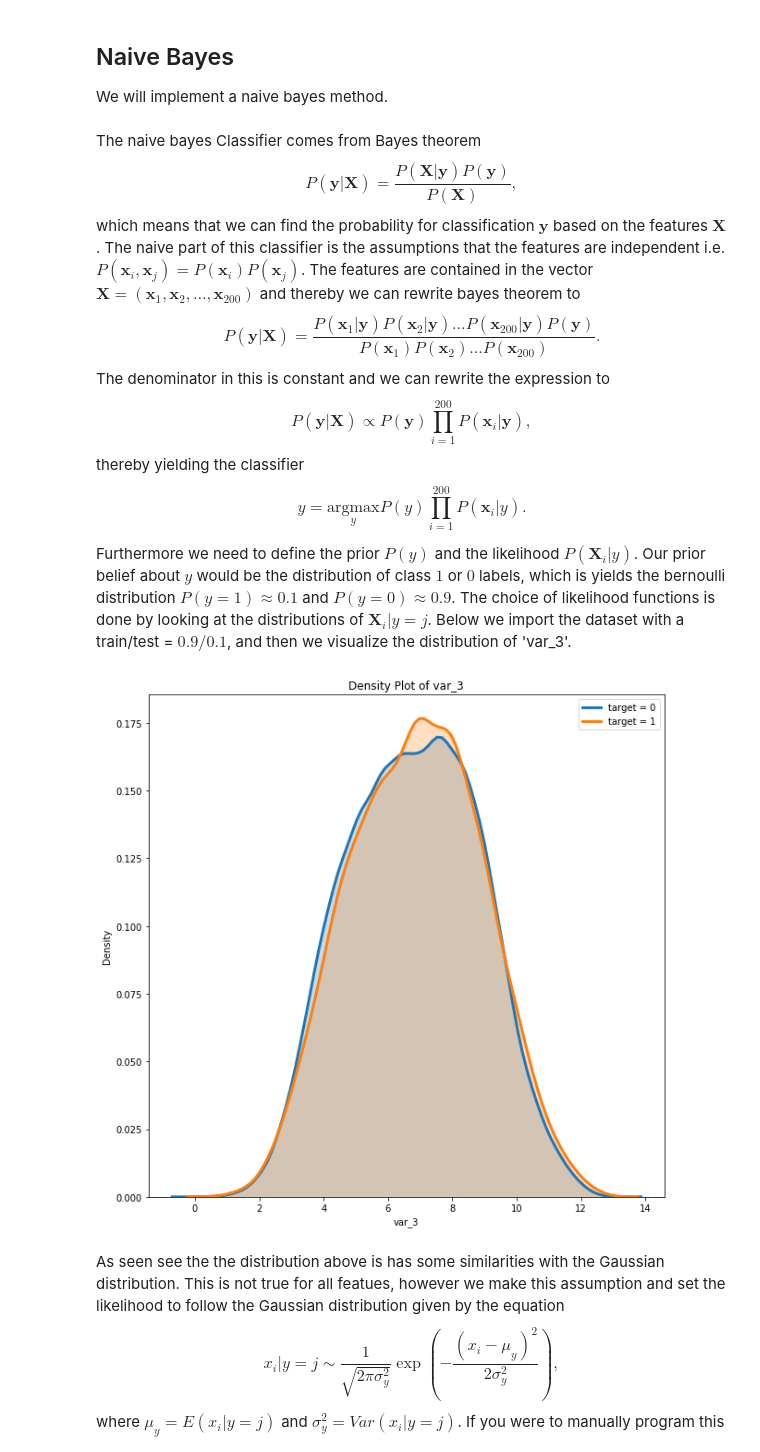
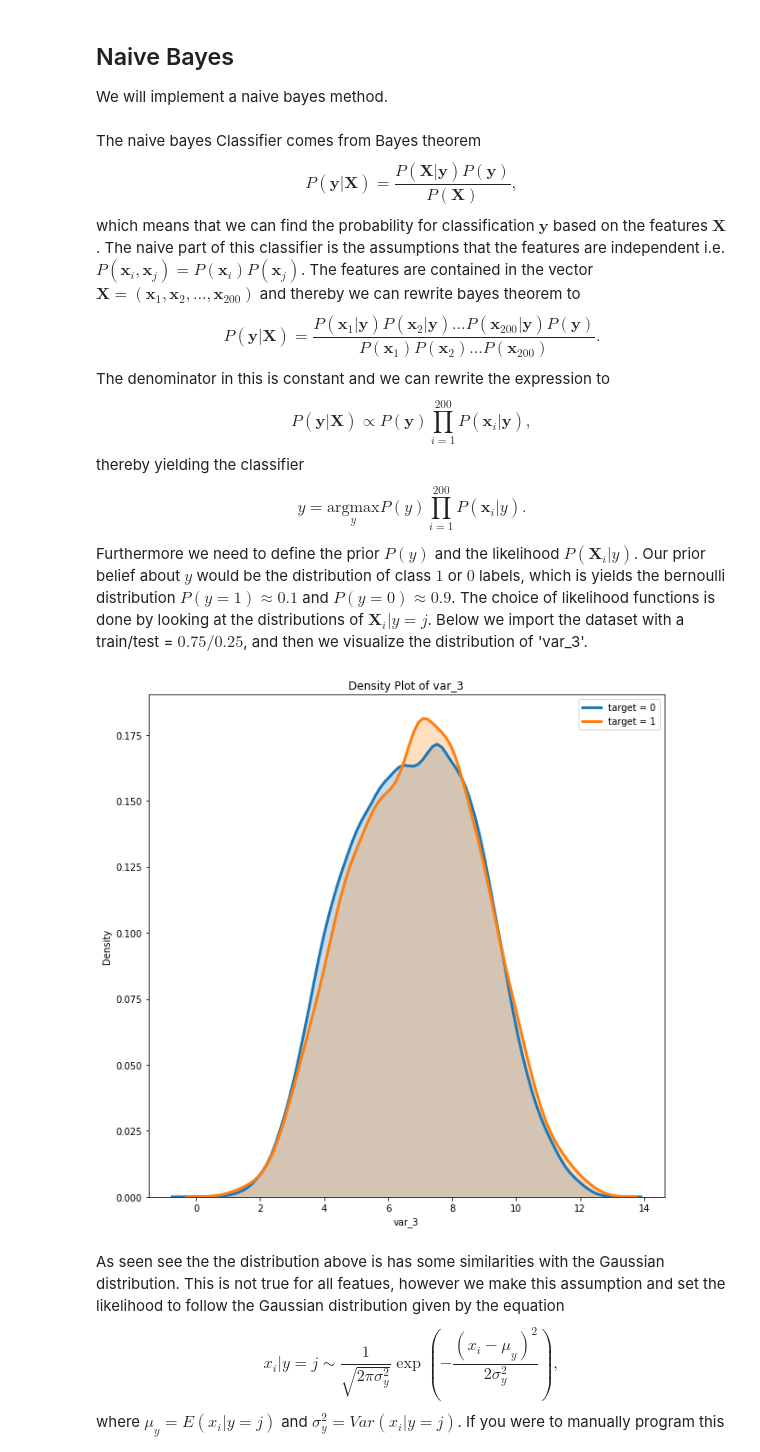
Before and after one commit to JakobGM/machine-learning-course, a Jupyter notebook: project/full_report.ipynb, the cells around one changed output. Cells and saved outputs as stored; diff of their text form; code cells hidden in the pictures.

```diff
--- a/project/full_report.ipynb
+++ b/project/full_report.ipynb
@@ -652,14 +653,14 @@ thereby yielding the classifier
 \end{equation*}
 
 Furthermore we need to define the prior $P(y)$ and the likelihood $P(\mathbf{X}_i|y)$. Our prior belief about $y$ would be the distribution of class $1$ or $0$ labels, which is yields the bernoulli distribution $P(y = 1) \approx 0.1$ and $P(y = 0) \approx 0.9$.
-The choice of likelihood functions is done by looking at the distributions of $\mathbf{X}_i|y = j$. Below we import the dataset with a train/test = $0.9/0.1$, and then we visualize the distribution of 'var_3'.
+The choice of likelihood functions is done by looking at the distributions of $\mathbf{X}_i|y = j$. Below we import the dataset with a train/test = $0.75/0.25$, and then we visualize the distribution of 'var_3'.
 # %%
 def plt_density(df, var):
     plt.figure(figsize = (10,10))
-    sns.distplot(train_df.loc[train_df['target'] == 0,var],hist = False, kde = True,
+    sns.distplot(df.X.loc[df.y == 0,var],hist = False, kde = True,
                      kde_kws = {'shade': True, 'linewidth': 3},
                       label = "target = 0")
-    sns.distplot(train_df.loc[train_df['target'] == 1,var],hist = False, kde = True,
+    sns.distplot(df.X.loc[df.y == 1,var],hist = False, kde = True,
                      kde_kws = {'shade': True, 'linewidth': 3},
                       label = "target = 1")
 
@@ -669,13 +670,13 @@ def plt_density(df, var):
     plt.show()
 # %%
 from sklearn.naive_bayes import GaussianNB
-data = datasets.small.resplit(0.7, 0.0, 0.3)
+data = datasets.small.resplit(0.75, 0.0, 0.25)
 gnb = GaussianNB(priors=[0.9, 0.1])
 gnb_model = gnb.fit(X=data.train_split.X, y=data.train_split.y)
 # %%
-plt_density(data.train_split.X, 'var_3')
+plt_density(data.train_split, 'var_3')
 # %% [output]
-[figure, old version]
+[figure, new version]
 # %% [markdown]
 As seen see the the distribution above  is has some similarities with the Gaussian distribution. This is not true for all featues, however we make this assumption and set the likelihood to follow the Gaussian distribution given by the equation
 \begin{equation*}
```
Also changed, not shown: parts of 24 cells of this notebook, 1 other file.
